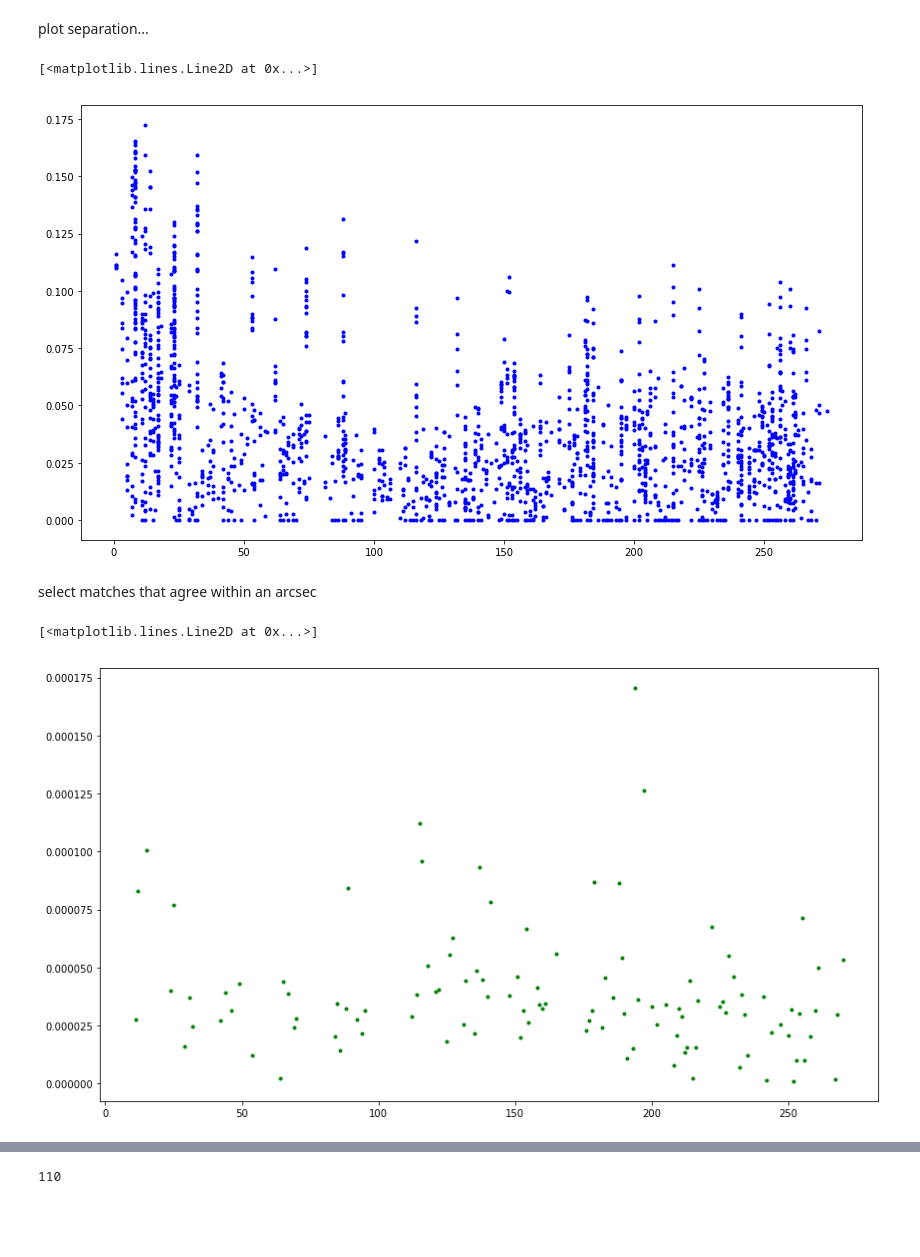
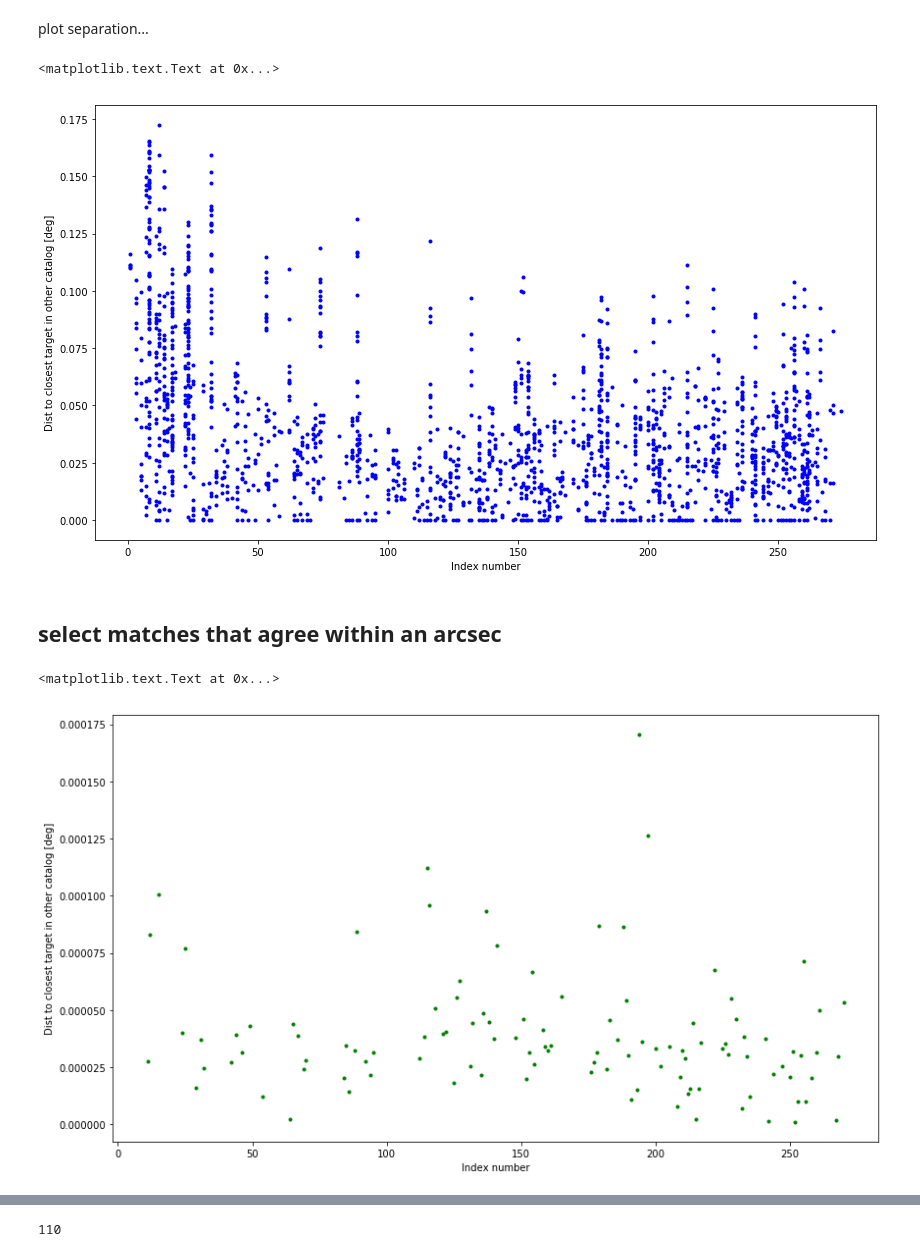
Before and after one commit to StupendousMan67/HST-LCBG, a Jupyter notebook: catalogs/python/Cross reference Capak and Hunt catalogs.ipynb, the cells around one changed output, grey strips where cells are left out. Cells and saved outputs as stored; diff of their text form; code cells hidden in the pictures; blank space fills up the shorter version.

```diff
--- a/catalogs/python/Cross reference Capak and Hunt catalogs.ipynb
+++ b/catalogs/python/Cross reference Capak and Hunt catalogs.ipynb
@@ -95,11 +99,13 @@ plot separation...
 # %%
 plt.figure(figsize=(14,8))
 plt.plot( idx, d2d, 'b.' )
+plt.xlabel( "Index number")
+plt.ylabel( "Dist to closest target in other catalog [deg]")
 # %% [output]
-[<matplotlib.lines.Line2D at 0x...>]
+<matplotlib.text.Text at 0x...>
-[figure, old version]
+[figure, new version]
 # %% [markdown]
-select matches that agree within an arcsec
+## select matches that agree within an arcsec
 # %%
 max_separation = 1.0*u.arcsec
 buf = np.where( d2d < max_separation)
@@ -107,9 +113,11 @@ good = buf[0]
 # %%
 plt.figure(figsize=(14,8))
 plt.plot( idx[good], d2d[good], 'g.' )
+plt.xlabel( "Index number")
+plt.ylabel( "Dist to closest target in other catalog [deg]")
 # %% [output]
-[<matplotlib.lines.Line2D at 0x...>]
+<matplotlib.text.Text at 0x...>
-[figure, old version]
+[figure, new version]
 # %%
 good_idx = idx[good]
 cosmos_match = cosmos_good[good_idx]
```
Also changed, not shown: parts of 4 cells of this notebook.
